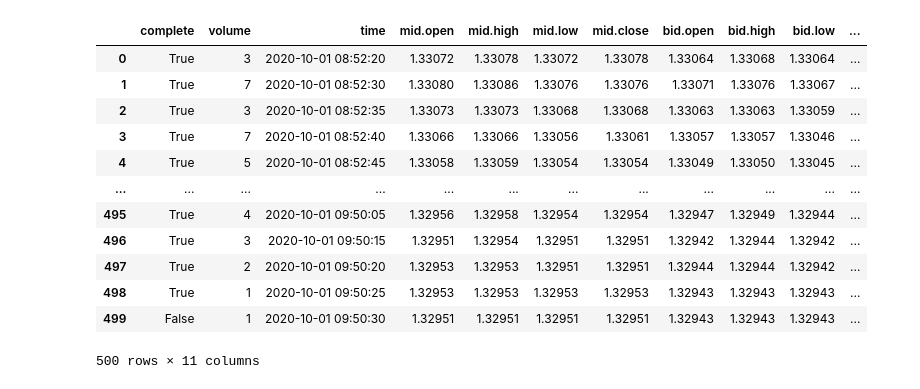
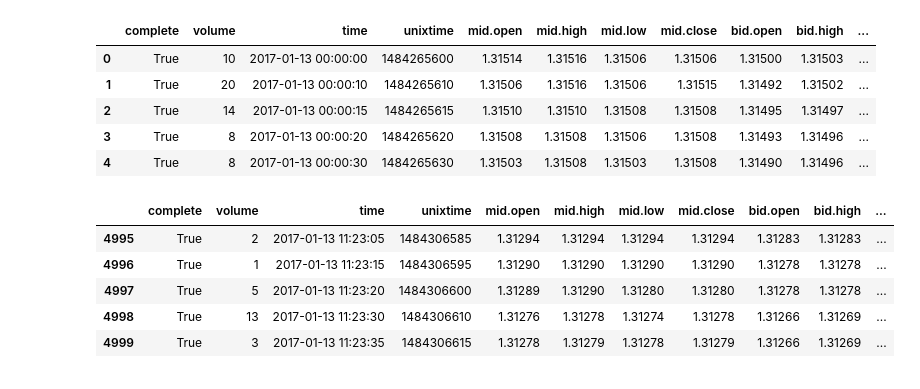
Before and after one commit to gau-nernst/poandy, a Jupyter notebook: Instrument Demo.ipynb, the cells around one changed output. Drawn from its saved outputs; the diff is of its cells as text; code cells hidden in the pictures.

```diff
--- a/Instrument Demo.ipynb
+++ b/Instrument Demo.ipynb
@@ -29,17 +30,20 @@ instruments
 # %%
-candles = InstrumentController.get_candles("USD_CAD", candle_params={'price': 'MB'})
-candles
+candles = InstrumentController.get_candles("USD_CAD", candle_params={"price": 'AMB', 'from': 1484265600})
-# %% [output]
-|  | complete | volume | time | mid.open | mid.high | mid.low | mid.close | bid.open | bid.high | bid.low | ... |
-| 0 | True | 3 | 2020-10-01 08:52:20 | 1.33072 | 1.33078 | 1.33072 | 1.33078 | 1.33064 | 1.33068 | 1.33064 | ... |
-| 1 | True | 7 | 2020-10-01 08:52:30 | 1.33080 | 1.33086 | 1.33076 | 1.33076 | 1.33071 | 1.33076 | 1.33067 | ... |
-| 2 | True | 3 | 2020-10-01 08:52:35 | 1.33073 | 1.33073 | 1.33068 | 1.33068 | 1.33063 | 1.33063 | 1.33059 | ... |
-| 3 | True | 7 | 2020-10-01 08:52:40 | 1.33066 | 1.33066 | 1.33056 | 1.33061 | 1.33057 | 1.33057 | 1.33046 | ... |
-| 4 | True | 5 | 2020-10-01 08:52:45 | 1.33058 | 1.33059 | 1.33054 | 1.33054 | 1.33049 | 1.33050 | 1.33045 | ... |
-| ... | ... | ... | ... | ... | ... | ... | ... | ... | ... | ... | ... |
-| 495 | True | 4 | 2020-10-01 09:50:05 | 1.32956 | 1.32958 | 1.32954 | 1.32954 | 1.32947 | 1.32949 | 1.32944 | ... |
-| 496 | True | 3 | 2020-10-01 09:50:15 | 1.32951 | 1.32954 | 1.32951 | 1.32951 | 1.32942 | 1.32944 | 1.32942 | ... |
-| 497 | True | 2 | 2020-10-01 09:50:20 | 1.32953 | 1.32953 | 1.32951 | 1.32951 | 1.32944 | 1.32944 | 1.32942 | ... |
-| 498 | True | 1 | 2020-10-01 09:50:25 | 1.32953 | 1.32953 | 1.32953 | 1.32953 | 1.32943 | 1.32943 | 1.32943 | ... |
-| 499 | False | 1 | 2020-10-01 09:50:30 | 1.32951 | 1.32951 | 1.32951 | 1.32951 | 1.32943 | 1.32943 | 1.32943 | ... |
-500 rows × 11 columns
+# %%
+candles.head()
+# %% [output]
+|  | complete | volume | time | unixtime | mid.open | mid.high | mid.low | mid.close | bid.open | bid.high | ... |
+| 0 | True | 10 | 2017-01-13 00:00:00 | 1484265600 | 1.31514 | 1.31516 | 1.31506 | 1.31506 | 1.31500 | 1.31503 | ... |
+| 1 | True | 20 | 2017-01-13 00:00:10 | 1484265610 | 1.31506 | 1.31516 | 1.31506 | 1.31515 | 1.31492 | 1.31502 | ... |
+| 2 | True | 14 | 2017-01-13 00:00:15 | 1484265615 | 1.31510 | 1.31510 | 1.31508 | 1.31508 | 1.31495 | 1.31497 | ... |
+| 3 | True | 8 | 2017-01-13 00:00:20 | 1484265620 | 1.31508 | 1.31508 | 1.31506 | 1.31508 | 1.31493 | 1.31496 | ... |
+| 4 | True | 8 | 2017-01-13 00:00:30 | 1484265630 | 1.31503 | 1.31508 | 1.31503 | 1.31508 | 1.31490 | 1.31496 | ... |
+# %%
+candles.tail()
+# %% [output]
+|  | complete | volume | time | unixtime | mid.open | mid.high | mid.low | mid.close | bid.open | bid.high | ... |
+| 4995 | True | 2 | 2017-01-13 11:23:05 | 1484306585 | 1.31294 | 1.31294 | 1.31294 | 1.31294 | 1.31283 | 1.31283 | ... |
+| 4996 | True | 1 | 2017-01-13 11:23:15 | 1484306595 | 1.31290 | 1.31290 | 1.31290 | 1.31290 | 1.31278 | 1.31278 | ... |
+| 4997 | True | 5 | 2017-01-13 11:23:20 | 1484306600 | 1.31289 | 1.31290 | 1.31280 | 1.31280 | 1.31278 | 1.31278 | ... |
+| 4998 | True | 13 | 2017-01-13 11:23:30 | 1484306610 | 1.31276 | 1.31278 | 1.31274 | 1.31278 | 1.31266 | 1.31269 | ... |
+| 4999 | True | 3 | 2017-01-13 11:23:35 | 1484306615 | 1.31278 | 1.31279 | 1.31278 | 1.31279 | 1.31266 | 1.31269 | ... |
```
Also changed, not shown: parts of 11 cells of this notebook, 5 other files.
